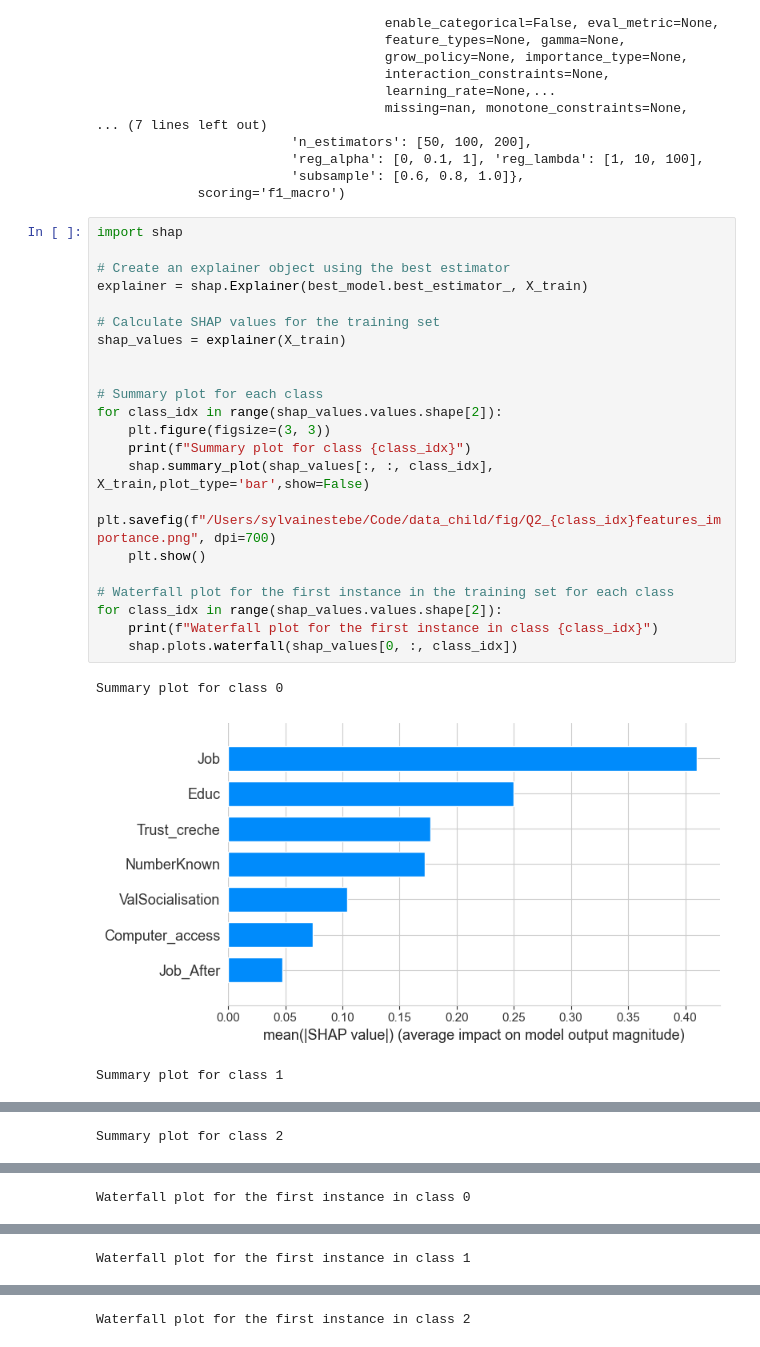
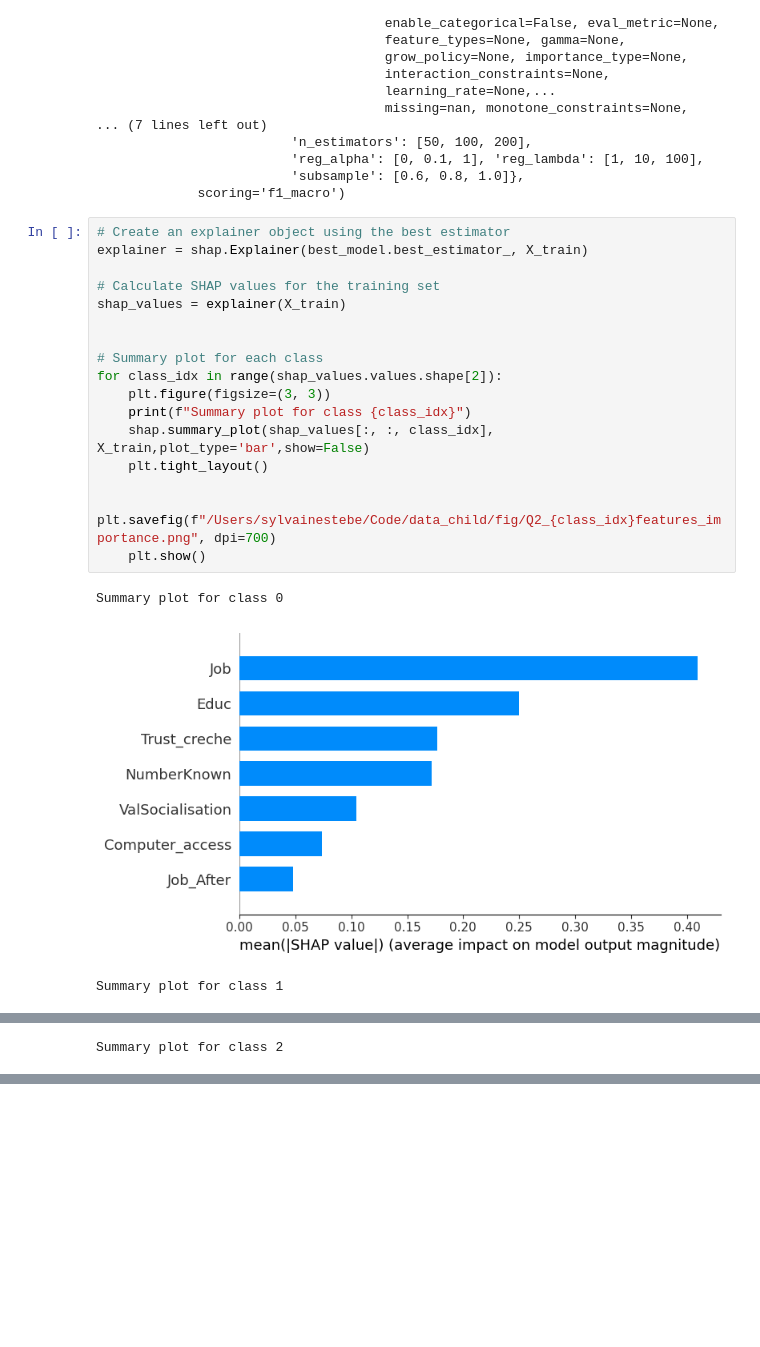
Before and after one commit to SylvainEstebe/predict_intention_action_gap, a Jupyter notebook: src/predictive_notebook.ipynb, the cells around one changed output, grey strips where cells are left out. Cells and saved outputs as stored; diff of their text form; blank space fills up the shorter version.

```diff
--- a/src/predictive_notebook.ipynb
+++ b/src/predictive_notebook.ipynb
@@ -1060,28 +1060,23 @@ GridSearchCV(cv=5,
                          'subsample': [0.6, 0.8, 1.0]},
              scoring='f1_macro')
 # %%
-import shap
-
 # Create an explainer object using the best estimator
 explainer = shap.Explainer(best_model.best_estimator_, X_train)
 
 # Calculate SHAP values for the training set
 shap_values = explainer(X_train)
 
 
 # Summary plot for each class
 for class_idx in range(shap_values.values.shape[2]):
     plt.figure(figsize=(3, 3))
     print(f"Summary plot for class {class_idx}")
     shap.summary_plot(shap_values[:, :, class_idx], X_train,plot_type='bar',show=False)
+    plt.tight_layout()
+
     plt.savefig(f"/Users/sylvainestebe/Code/data_child/fig/Q2_{class_idx}features_importance.png", dpi=700)
     plt.show()
-
-# Waterfall plot for the first instance in the training set for each class
-for class_idx in range(shap_values.values.shape[2]):
-    print(f"Waterfall plot for the first instance in class {class_idx}")
-    shap.plots.waterfall(shap_values[0, :, class_idx])
 # %% [output]
 Summary plot for class 0
-[figure, old version]
+[figure, new version]
 Summary plot for class 1
@@ -1091 +1085,0 @@ Summary plot for class 2
-Waterfall plot for the first instance in class 0
@@ -1093 +1085,0 @@ Waterfall plot for the first instance in class 0
-Waterfall plot for the first instance in class 1
@@ -1095 +1085,0 @@ Waterfall plot for the first instance in class 1
-Waterfall plot for the first instance in class 2
```
Also changed, not shown: parts of 3 cells of this notebook, 22 other files.
